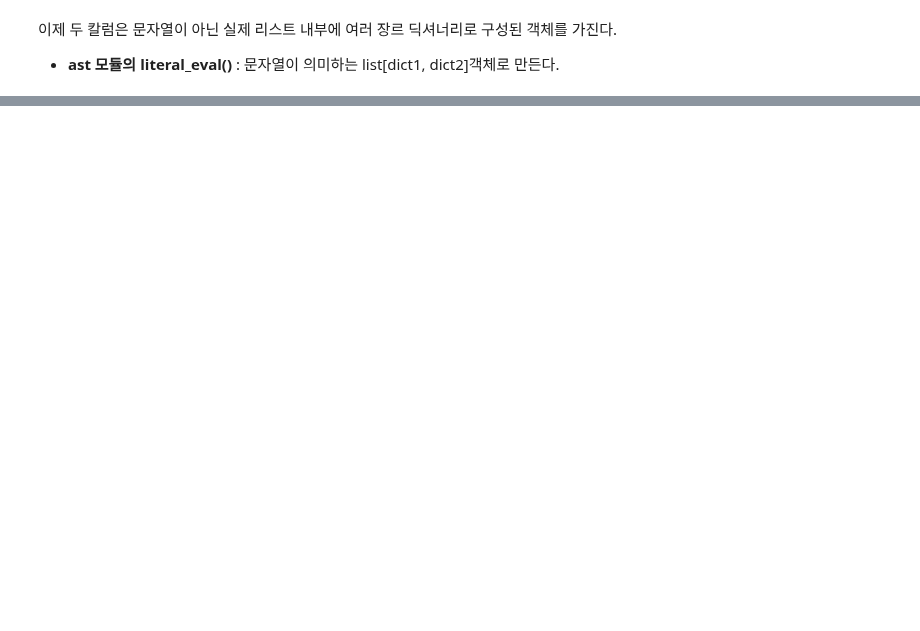
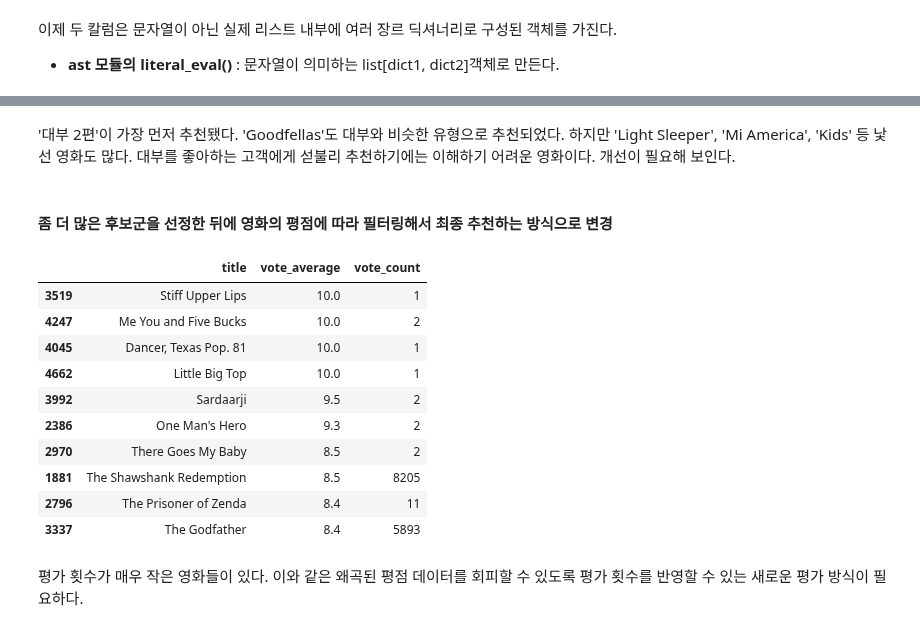
Before and after one commit to wizdom-js/data_analysis, a Jupyter notebook: 파이썬 머신러닝 완벽가이드/Chapter_09_추천시스템_01~03_05~06.ipynb, the cells around one changed output, grey strips where cells are left out. Cells and saved outputs as stored; diff of their text form; code cells hidden in the pictures; blank space fills up the shorter version.

```diff
--- a/파이썬 머신러닝 완벽가이드/Chapter_09_추천시스템_01~03_05~06.ipynb
+++ b/파이썬 머신러닝 완벽가이드/Chapter_09_추천시스템_01~03_05~06.ipynb
@@ -68,0 +154,21 @@ print(movies_df[['genres']])
+# %% [markdown]
+'대부 2편'이 가장 먼저 추천됐다. 'Goodfellas'도 대부와 비슷한 유형으로 추천되었다. 하지만 'Light Sleeper', 'Mi America', 'Kids' 등 낯선 영화도 많다. 대부를 좋아하는 고객에게 섣불리 추천하기에는 이해하기 어려운 영화이다. 개선이 필요해 보인다.
+# %% [markdown]
+#### 좀 더 많은 후보군을 선정한 뒤에 영화의 평점에 따라 필터링해서 최종 추천하는 방식으로 변경
+# %%
+# vote_average는 1명, 2명의 소수의 관객이 특정 영화에 매우 높은 평점을 부여해 왜곡된 데이터를 가지고 있다. 이를 확인
+movies_df[['title', 'vote_average', 'vote_count']].sort_values('vote_average', ascending=False)[:10]
+# %% [output]
+|  | title | vote_average | vote_count |
+| 3519 | Stiff Upper Lips | 10.0 | 1 |
+| 4247 | Me You and Five Bucks | 10.0 | 2 |
+| 4045 | Dancer, Texas Pop. 81 | 10.0 | 1 |
+| 4662 | Little Big Top | 10.0 | 1 |
+| 3992 | Sardaarji | 9.5 | 2 |
+| 2386 | One Man's Hero | 9.3 | 2 |
+| 2970 | There Goes My Baby | 8.5 | 2 |
+| 1881 | The Shawshank Redemption | 8.5 | 8205 |
+| 2796 | The Prisoner of Zenda | 8.4 | 11 |
+| 3337 | The Godfather | 8.4 | 5893 |
+# %% [markdown]
+평가 횟수가 매우 작은 영화들이 있다. 이와 같은 왜곡된 평점 데이터를 회피할 수 있도록 평가 횟수를 반영할 수 있는 새로운 평가 방식이 필요하다.
```
Also changed, not shown: parts of 23 cells of this notebook.
